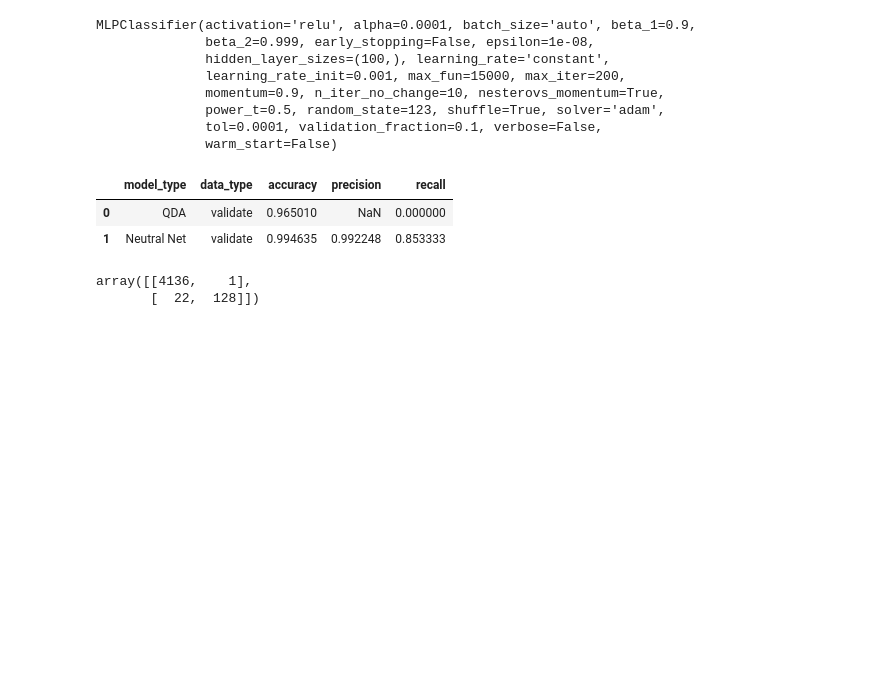
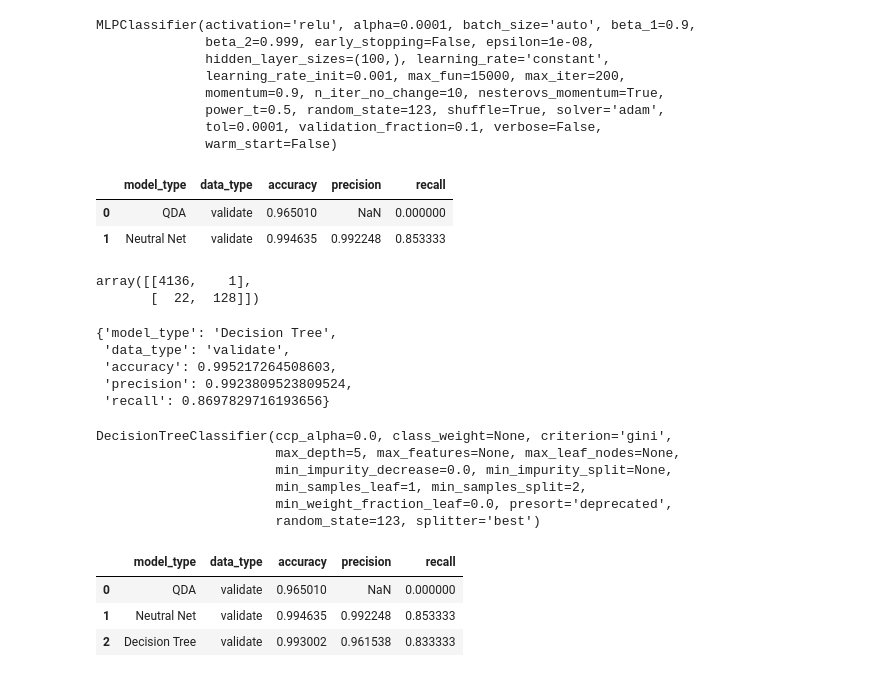
Before and after one commit to Yongliang-Shi/Mechanism-of-Action-Prediction, a Jupyter notebook: model_moa.ipynb, the cells around one changed output. Drawn from its saved outputs; the diff is of its cells as text; code cells hidden in the pictures; blank space fills up the shorter version.

```diff
--- a/model_moa.ipynb
+++ b/model_moa.ipynb
@@ -1119,3 +1121,40 @@ confusion_matrix(y_validate, y_pred)
 # %% [output]
 array([[4136,    1],
        [  22,  128]])
+# %%
+# Repeat Decision Tree on train
+
+clf = DecisionTreeClassifier(max_depth=5, random_state=123)
+clf.fit(X_train, y_train)
+y_pred = clf.predict(X_train)
+
+d = model.estimator_report('Decision Tree', 'train', y_train, y_pred)
+d
+# %% [output]
+{'model_type': 'Decision Tree',
+ 'data_type': 'validate',
+ 'accuracy': 0.995217264508603,
+ 'precision': 0.9923809523809524,
+ 'recall': 0.8697829716193656}
+# %%
+# Decision Tree on validate
+
+# Confirm classifier
+print(clf)
+
+# Make prediction
+y_pred = clf.predict(X_validate)
+d = model.estimator_report('Decision Tree', 'validate', y_validate, y_pred)
+eval_df = eval_df.append(d, ignore_index=True)
+eval_df
+# %% [output]
+DecisionTreeClassifier(ccp_alpha=0.0, class_weight=None, criterion='gini',
+                       max_depth=5, max_features=None, max_leaf_nodes=None,
+                       min_impurity_decrease=0.0, min_impurity_split=None,
+                       min_samples_leaf=1, min_samples_split=2,
+                       min_weight_fraction_leaf=0.0, presort='deprecated',
+                       random_state=123, splitter='best')
+|  | model_type | data_type | accuracy | precision | recall |
+| 0 | QDA | validate | 0.965010 | NaN | 0.000000 |
+| 1 | Neutral Net | validate | 0.994635 | 0.992248 | 0.853333 |
+| 2 | Decision Tree | validate | 0.993002 | 0.961538 | 0.833333 |
```
Also changed, not shown: parts of 6 cells of this notebook.
